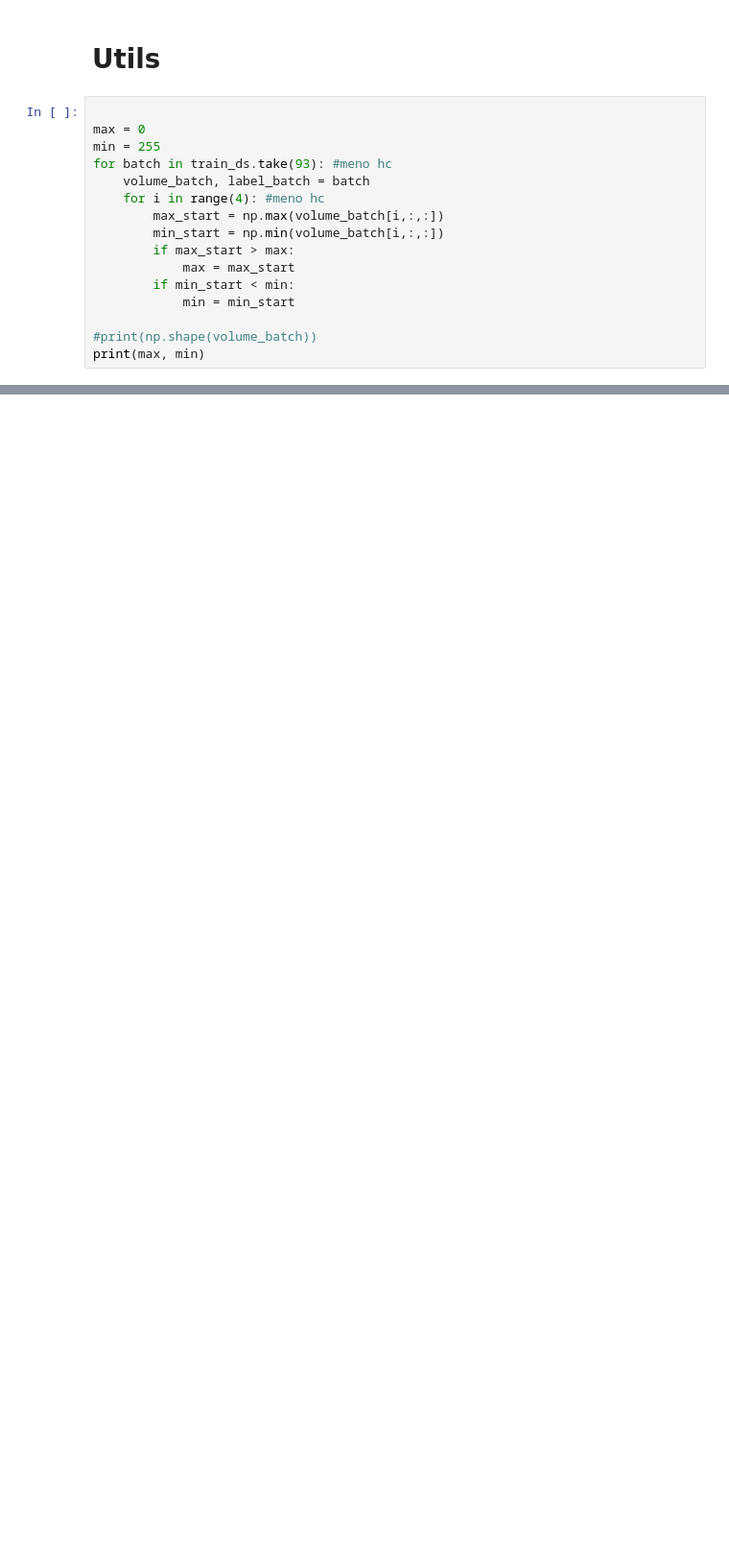
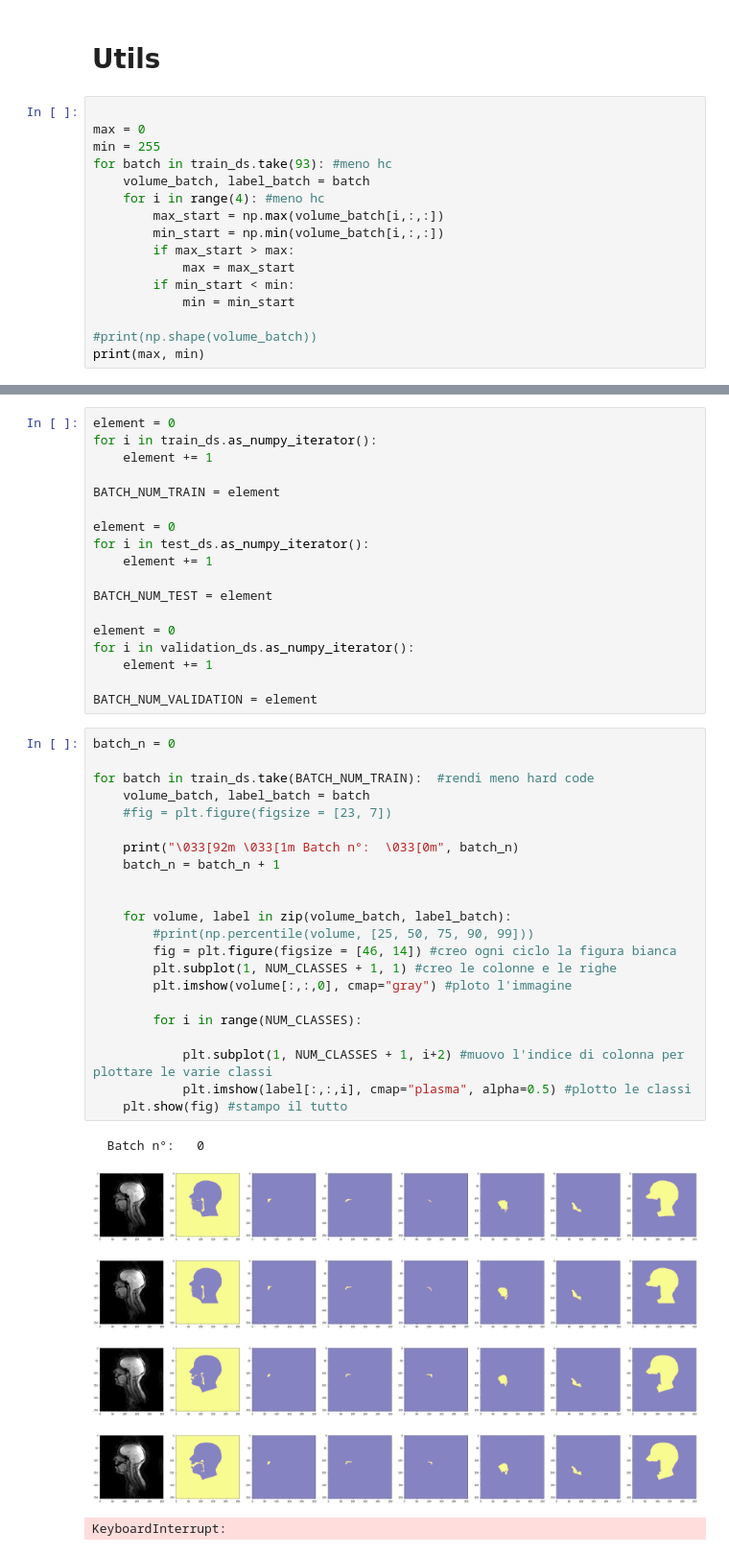
Before and after one commit to TeoCavi/Network-Vocal_Tract_Segmentation, a Jupyter notebook: dataloader.ipynb, the cells around one changed output, grey strips where cells are left out. Shown at 96% size. Cells and saved outputs as stored; diff of their text form; blank space fills up the shorter version.

```diff
--- a/dataloader.ipynb
+++ b/dataloader.ipynb
@@ -113,0 +313,47 @@ print(max, min)
+# %%
+element = 0
+for i in train_ds.as_numpy_iterator():
+    element += 1
+
+BATCH_NUM_TRAIN = element
+
+element = 0
+for i in test_ds.as_numpy_iterator():
+    element += 1
+
+BATCH_NUM_TEST = element
+
+element = 0
+for i in validation_ds.as_numpy_iterator():
+    element += 1
+
+BATCH_NUM_VALIDATION = element
+# %%
+batch_n = 0
+
+for batch in train_ds.take(BATCH_NUM_TRAIN):  #rendi meno hard code
+    volume_batch, label_batch = batch
+    #fig = plt.figure(figsize = [23, 7])
+
+    print("\033[92m \033[1m Batch n°:  \033[0m", batch_n)
+    batch_n = batch_n + 1
+
+
+    for volume, label in zip(volume_batch, label_batch):
+        #print(np.percentile(volume, [25, 50, 75, 90, 99]))
+        fig = plt.figure(figsize = [46, 14]) #creo ogni ciclo la figura bianca
+        plt.subplot(1, NUM_CLASSES + 1, 1) #creo le colonne e le righe
+        plt.imshow(volume[:,:,0], cmap="gray") #ploto l'immagine
+
+        for i in range(NUM_CLASSES):
+
+            plt.subplot(1, NUM_CLASSES + 1, i+2) #muovo l'indice di colonna per plottare le varie classi
+            plt.imshow(label[:,:,i], cmap="plasma", alpha=0.5) #plotto le classi
+    plt.show(fig) #stampo il tutto
+# %% [output]
+  Batch n°:   0
+[figure, added]
+[figure, added]
+[figure, added]
+[figure, added]
+KeyboardInterrupt:
```
Also changed, not shown: parts of 5 cells of this notebook.
